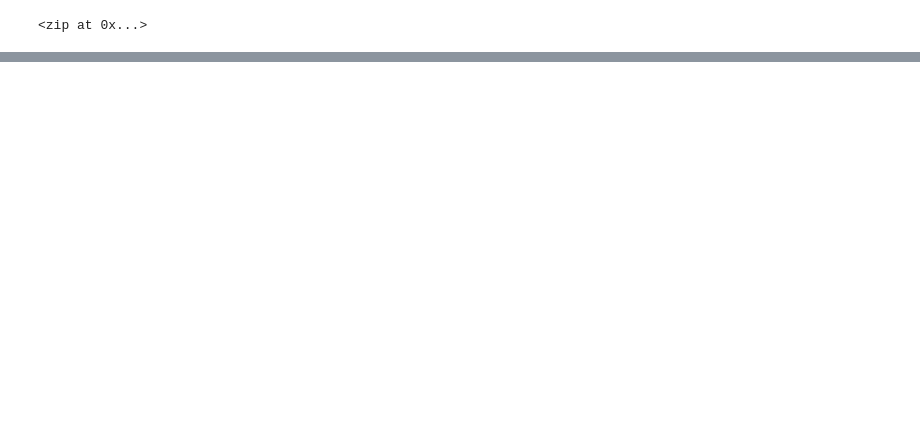
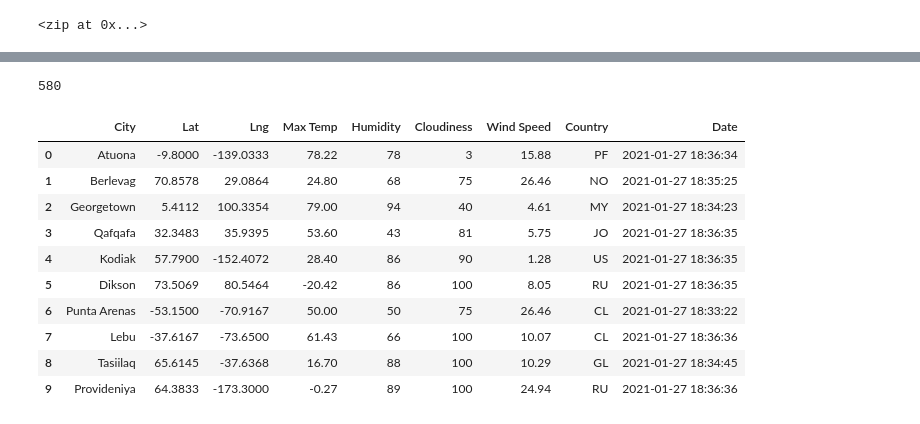
Before and after one commit to kathrynfkane/World_Weather_Analysis, a Jupyter notebook: WeatherPy.ipynb, the cells around one changed output, grey strips where cells are left out. Cells and saved outputs as stored; diff of their text form; code cells hidden in the pictures; blank space fills up the shorter version.

```diff
--- a/WeatherPy.ipynb
+++ b/WeatherPy.ipynb
@@ -31,0 +124,20 @@ len(cities)
+# %%
+len(city_data)
+# %% [output]
+580
+# %%
+# Convert the array of dictionaries to a Pandas DataFrame.
+city_data_df = pd.DataFrame(city_data)
+city_data_df.head(10)
+# %% [output]
+|  | City | Lat | Lng | Max Temp | Humidity | Cloudiness | Wind Speed | Country | Date |
+| 0 | Atuona | -9.8000 | -139.0333 | 78.22 | 78 | 3 | 15.88 | PF | 2021-01-27 18:36:34 |
+| 1 | Berlevag | 70.8578 | 29.0864 | 24.80 | 68 | 75 | 26.46 | NO | 2021-01-27 18:35:25 |
+| 2 | Georgetown | 5.4112 | 100.3354 | 79.00 | 94 | 40 | 4.61 | MY | 2021-01-27 18:34:23 |
+| 3 | Qafqafa | 32.3483 | 35.9395 | 53.60 | 43 | 81 | 5.75 | JO | 2021-01-27 18:36:35 |
+| 4 | Kodiak | 57.7900 | -152.4072 | 28.40 | 86 | 90 | 1.28 | US | 2021-01-27 18:36:35 |
+| 5 | Dikson | 73.5069 | 80.5464 | -20.42 | 86 | 100 | 8.05 | RU | 2021-01-27 18:36:35 |
+| 6 | Punta Arenas | -53.1500 | -70.9167 | 50.00 | 50 | 75 | 26.46 | CL | 2021-01-27 18:33:22 |
+| 7 | Lebu | -37.6167 | -73.6500 | 61.43 | 66 | 100 | 10.07 | CL | 2021-01-27 18:36:36 |
+| 8 | Tasiilaq | 65.6145 | -37.6368 | 16.70 | 88 | 100 | 10.29 | GL | 2021-01-27 18:34:45 |
+| 9 | Provideniya | 64.3833 | -173.3000 | -0.27 | 89 | 100 | 24.94 | RU | 2021-01-27 18:36:36 |
```
Also changed, not shown: parts of 10 cells of this notebook.
